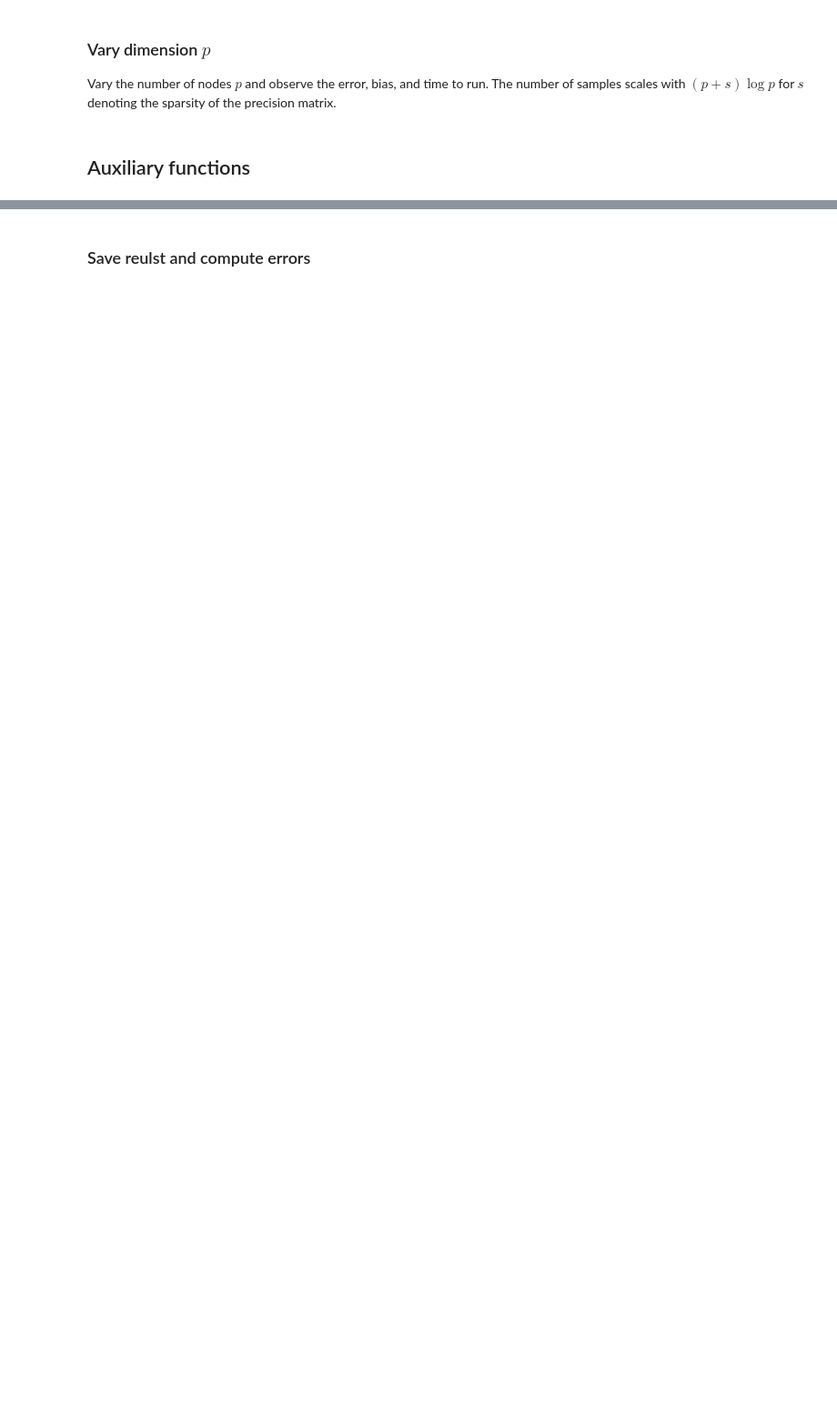
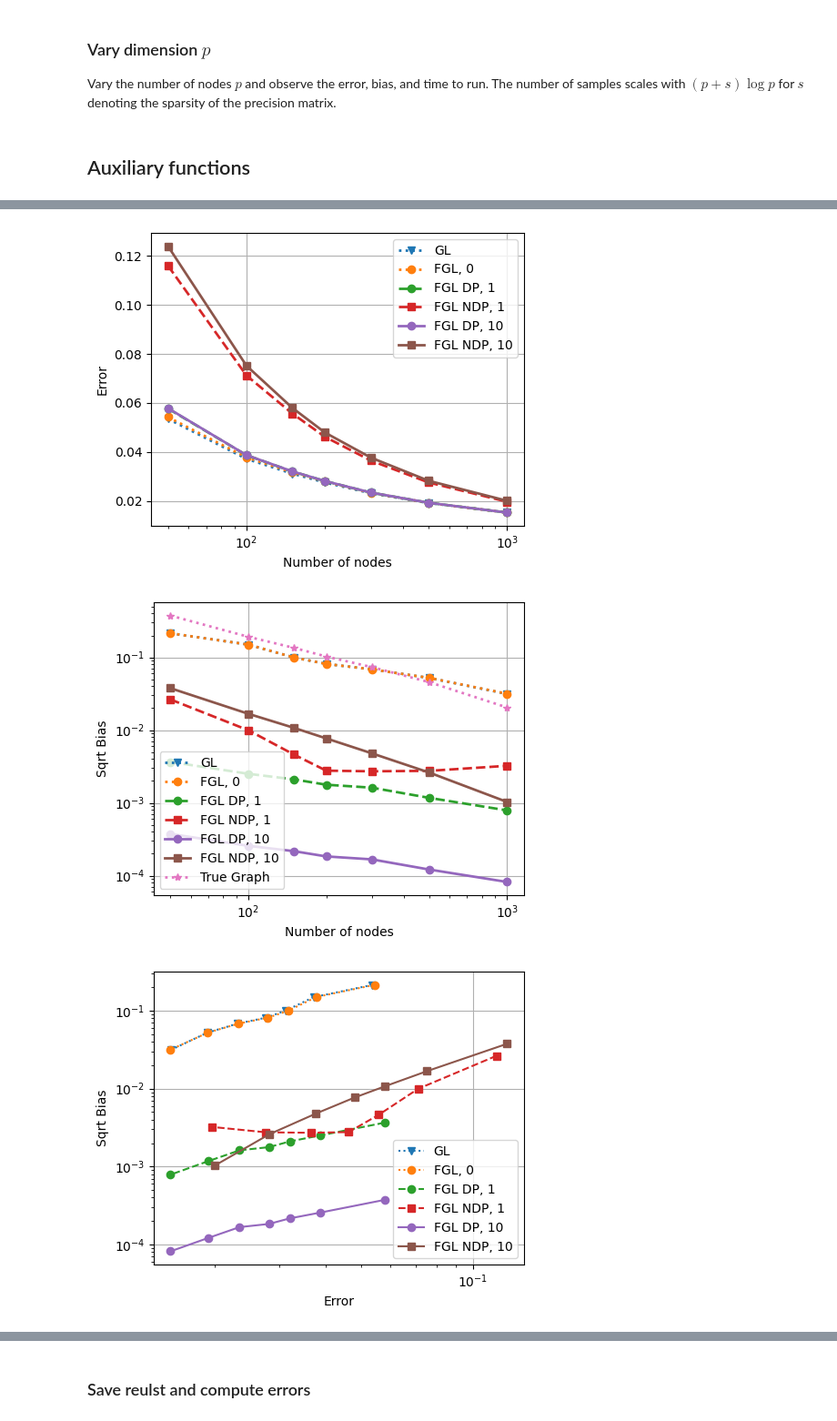
Before and after one commit to andreibuciulea/fair_GL, a Jupyter notebook: synthsim_VaryDim.ipynb, the cells around one changed output, grey strips where cells are left out. Shown at 91% size. Drawn from its saved outputs; the diff is of its cells as text; code cells hidden in the pictures; blank space fills up the shorter version.

```diff
--- a/synthsim_VaryDim.ipynb
+++ b/synthsim_VaryDim.ipynb
@@ -281,0 +320,28 @@ Graph 22 Number of nodes: 300
+# %%
+# Including bias from true graph
+true_bias = compute_metric_err(Thetas_true, Thetas_true, 1, Zs=Zs, thr=.2, metric_type='bias')
+true_sqrt_bias = compute_metric_err(Thetas_true, Thetas_true, 1, Zs=Zs, thr=.2, metric_type='sqrt-bias')
+true_exp = {'fmt': '*:', 'leg': 'True Graph'}
+Exps_aux =  Exps + [true_exp]
+bias_aux = np.concatenate((bias, true_bias), axis=2)
+sqrt_bias_aux = np.concatenate((sqrt_bias, true_bias), axis=2)
+
+plt_args = { 'linewidth': 2 }
+plot_results(DIM_RANGE, frob_err, Exps, y_label='Error', plt_args=plt_args, save=SAVE,
+             file_name=f'{PATH}vardim_mu2vals_plt_err')
+plot_results(DIM_RANGE, sqrt_bias_aux, Exps_aux, y_label='Sqrt Bias', plt_args=plt_args, plot_f='loglog',
+             save=SAVE, file_name=f'{PATH}vardim_mu2vals_plt_err')
+plot_err_bias_results(frob_err, sqrt_bias, Exps, plot_lines=True, y_label='Sqrt Bias',save=SAVE,
+                      file_name=f'{PATH}vardim_mu2vals_plt_err')
+
+plot_results(DIM_RANGE, bias_aux, Exps_aux, y_label='Bias', plt_args=plt_args, plot_f='loglog',
+             save=SAVE, file_name=f'{PATH}vardim_mu2vals_plt_err')
+plot_err_bias_results(frob_err, bias, Exps, plot_lines=True, save=SAVE,
+                      file_name=f'{PATH}vardim_mu2vals_plt_err')
+
+plot_results(DIM_RANGE, runingtimes, Exps, y_label='Time', plt_args=plt_args, plot_f='loglog')
+plot_results(DIM_RANGE, f1_score, Exps, y_label='F1 score', plt_args=plt_args)
+# %% [output]
+[figure, added]
+[figure, added]
+[figure, added]
```
Also changed, not shown: parts of 22 cells of this notebook.
